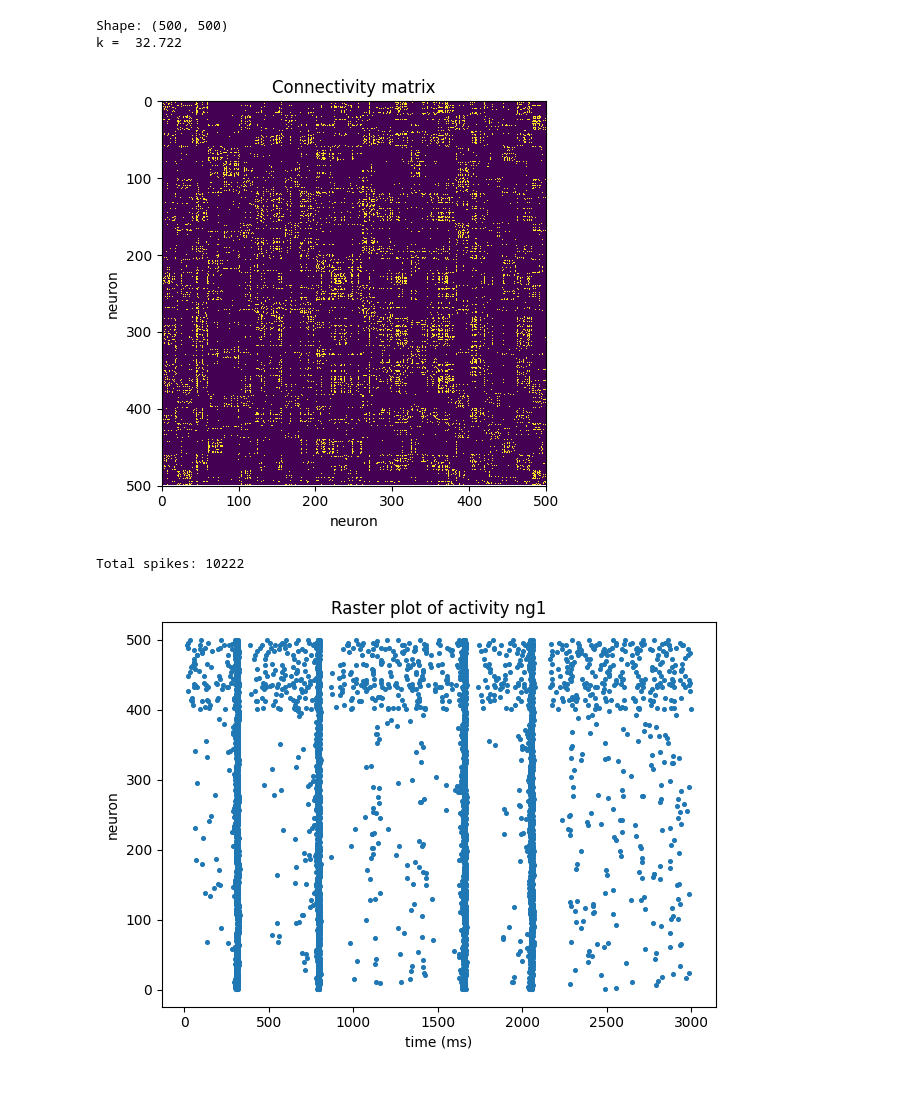
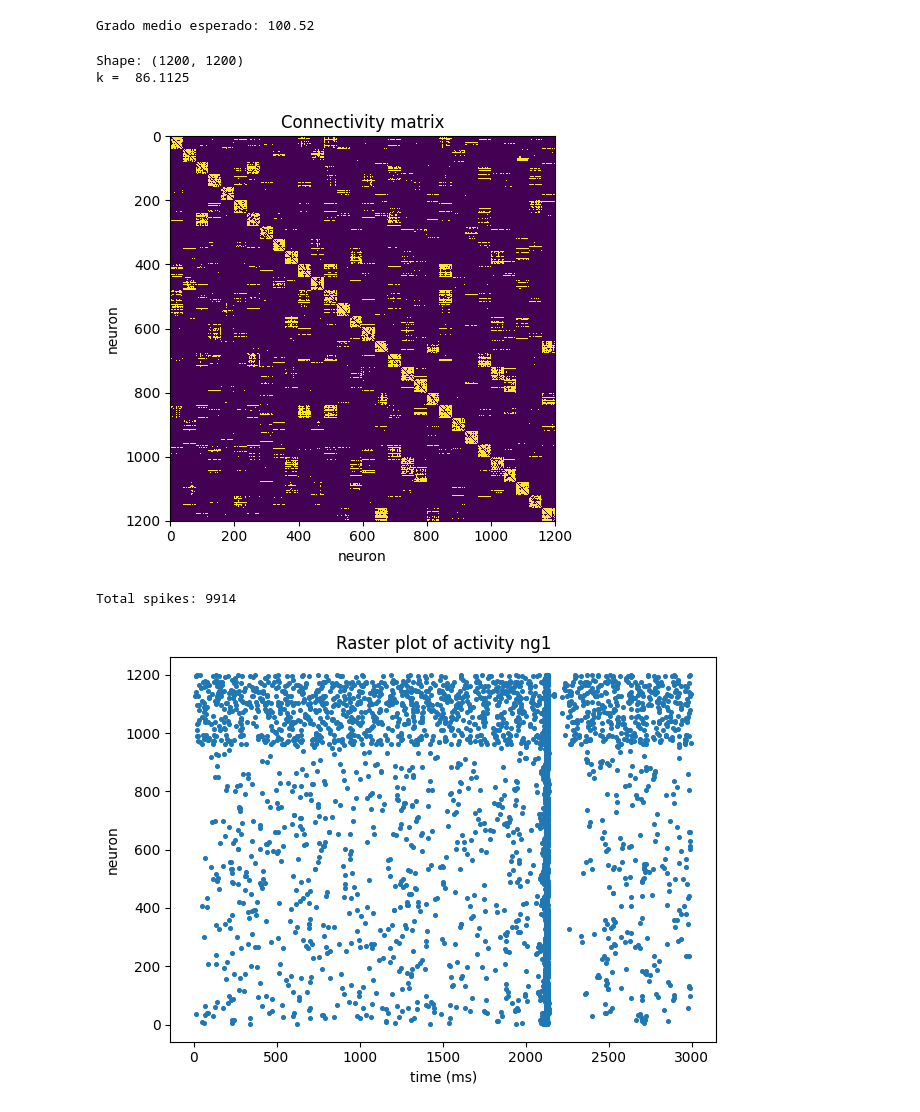
Before and after one commit to underDD/TFM, a Jupyter notebook: Izhikevich.ipynb, the cells around one changed output. Drawn from its saved outputs; the diff is of its cells as text; code cells hidden in the pictures.

```diff
--- a/Izhikevich.ipynb
+++ b/Izhikevich.ipynb
@@ -199,3 +195,12 @@ NOISE_MAX = 3
+# %%
+import networkx as nx
+N = 500
+p = 0.2
+ER = nx.erdos_renyi_graph(N, p, directed=True)
+mean_degree = ER.number_of_edges() / N
+print(f"Grado medio esperado: {mean_degree:.2f}")
+# %% [output]
+Grado medio esperado: 100.52
 # %%
 import numpy as np
 import os
@@ -221,50 +226,64 @@ def connectivity_from_A(A: np.ndarray):
 
     return C, k_mean, E
 
-C, k, E = connectivity_from_A(A)
 
 
 # -------- USO --------
 
-path = "adjacency_matrix_agg_nc25_s0.25_txt/adjacency_a0.200.txt"  # Cambia esto por la ruta a tu fichero txt
+path = 'created_networks/adjacency_matrix_agg_nc30_s0.05_L2.0_rho300_l0.50_a0.200.txt'
 
 A = load_A(path)
+C, k, E = connectivity_from_A(A)
 
 print("Shape:", A.shape)
 print('k = ', k)
 
 
 # Visualización
 plt.figure()
 plt.imshow(A, aspect='equal', interpolation='nearest')
 plt.xlim(0, A.shape[0])
 plt.ylim(A.shape[0], 0)
 plt.xlabel('neuron')
 plt.ylabel('neuron')
 plt.title('Connectivity matrix')
 plt.tight_layout()
 plt.show()
 
 
 # -------- Pesos --------
 
-Ne = 400
-Ni = 100
+N = A.shape[0]
+
+Ne = int(N*0.8)
+Ni = int(N*0.2)
 N = Ne + Ni
 
-MAX_EXC_WEIGTH = 8
-MAX_INH_WEIGTH = 0.5
+SIM_TIME = 3000
+
+# 2) Izhikevich parameters (con variabilidad)
+re = np.random.rand(Ne, 1)
+ri = np.random.rand(Ni, 1)
+
+a = np.vstack([0.02*np.ones((Ne,1)), 0.02 + 0.08*ri])
+b = np.vstack([0.2*np.ones((Ne,1)),  0.25 - 0.05*ri])
+c = np.vstack([-65 + 15*(re**2),     -65*np.ones((Ni,1))])
+d = np.vstack([8 - 6*(re**2),         2*np.ones((Ni,1))])
+
+MAX_EXC_WEIGTH = 3.5
+MAX_INH_WEIGTH = 0.1
 
 W = np.hstack([
     MAX_EXC_WEIGTH*np.random.rand(N, Ne),
     -MAX_INH_WEIGTH*np.random.rand(N, Ni)
 ])
 
 S = A * W
+NOISE_MAX = 3
 # %% [output]
-Shape: (500, 500)
-k =  32.722
+Shape: (1200, 1200)
+k =  86.1125
-[figure, old version]
+[figure, new version]
 # %%
 v = -65*np.ones((N, 1))
 u = b * v
@@ -303,7 +322,7 @@ else:
 
 print("Total spikes:", len(firings_t))
 # %% [output]
-Total spikes: 10222
+Total spikes: 9914
 # %%
 plt.figure()
 plt.scatter(firings_t, firings_i, s=7)
@@ -313,7 +332,7 @@ plt.title('Raster plot of activity ng1')
 plt.tight_layout()
 plt.show()
 # %% [output]
-[figure, old version]
+[figure, new version]
 # %%
 # spikes por timestep (vector de tamaño SIM_TIME+1)
 spikes_per_t = np.bincount(firings_t, minlength=SIM_TIME+1)
```
Also changed, not shown: parts of 7 cells of this notebook, 40 other files.
